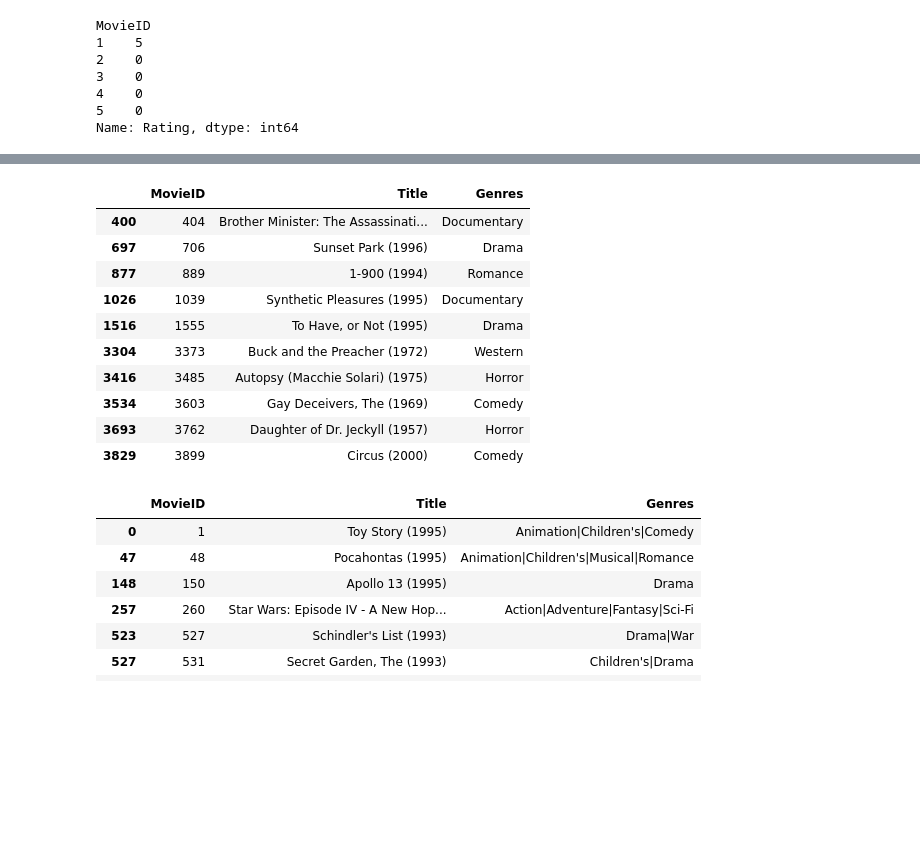
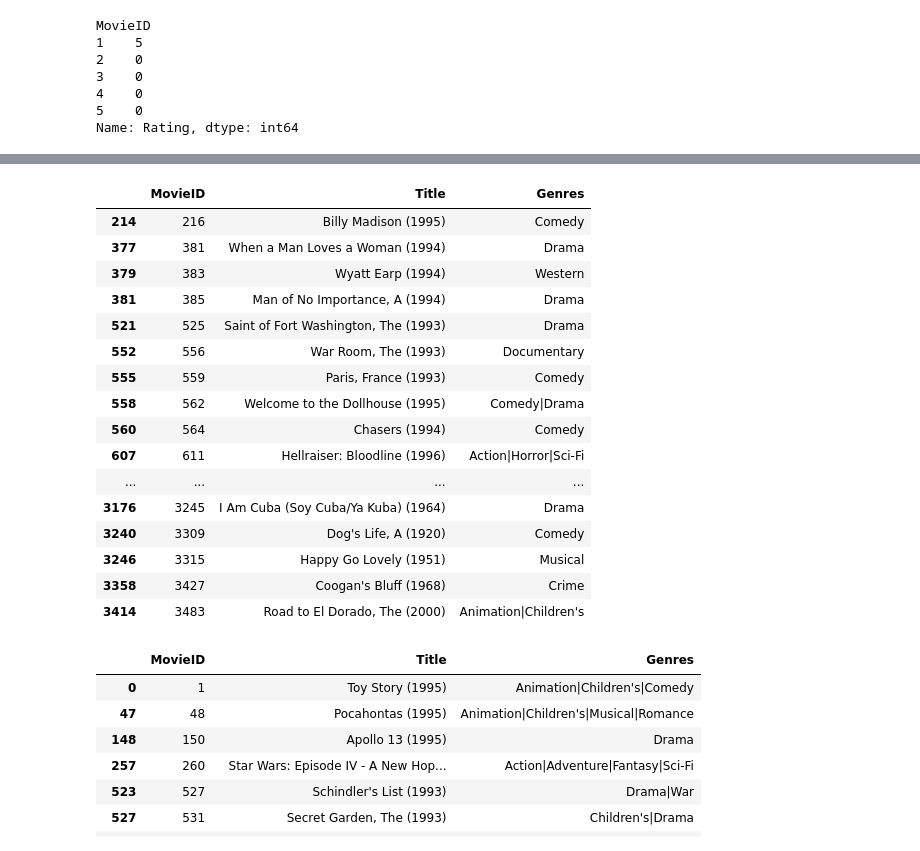
Before and after one commit to yanglianglu/CS-598-Statistical_Learning, a Jupyter notebook: CS_598_Project_4/ibcf.ipynb, the cells around one changed output, grey strips where cells are left out. Drawn from its saved outputs; the diff is of its cells as text; code cells hidden in the pictures; blank space fills up the shorter version.

```diff
--- a/CS_598_Project_4/ibcf.ipynb
+++ b/CS_598_Project_4/ibcf.ipynb
@@ -183,3 +139,46 @@ def recommend_movies(new_user_ratings, similarity, n_recommendations=10):
+# %%
+import numpy as np
+import pandas as pd
+from scipy.sparse import csr_matrix
+
+def recommend_movies(new_user_ratings, similarity_sparse, n_recommendations=10):
+    """
+    Generate movie recommendations based on new user ratings and a sparse similarity matrix.
+
+    Parameters:
+    - new_user_ratings: np.array, user's ratings for movies; 0 indicates the movie hasn't been rated.
+    - similarity_sparse: scipy.sparse matrix, item-item similarity matrix in sparse format.
+    - n_recommendations: int, the number of recommendations to return.
+
+    Returns:
+    - List of movie indices representing the top N recommendations.
+    """
+
+    # Validate the shape of new_user_ratings
+    if new_user_ratings.shape[0] != similarity_sparse.shape[0]:
+        raise ValueError("The length of new_user_ratings must match the size of similarity matrix.")
+
+    # Convert new user ratings to NaN if 0 (user hasn't rated the movie)
+    user_ratings = np.where(new_user_ratings == 0, np.nan, new_user_ratings)
+
+    # Filter out movies the user has already rated
+    unrated_movies_mask = np.isnan(user_ratings)
+
+    # Extract the similarity scores for unrated movies
+    unrated_similarity = similarity_sparse[unrated_movies_mask, :]
+
+    # Calculate the weighted scores using matrix multiplication
+    weighted_scores = unrated_similarity.dot(user_ratings)
+
+    # Normalize by the sum of the similarities for rated movies
+    sum_similarity = unrated_similarity.sum(axis=1).A1  # Convert to 1D array
+    valid_mask = sum_similarity > 0
+    normalized_scores = np.divide(weighted_scores, sum_similarity, where=valid_mask)
+
+    # Select top N recommendations
+    top_movie_indices = np.argsort(-normalized_scores)[:n_recommendations]
+
+    return top_movie_indices.tolist()
 # %%
 # generate a vector 1 x 3706, which represents the rating of user 1 to all movies
 user_1 = ratings[ratings['UserID'] == 1]
@@ -207,20 +206,26 @@ recommend_movies(user_1_ratings.values, similarity_matrix)
 def get_movie_titles(movie_ids):
     return movies[movies['MovieID'].isin(movie_ids)]
 # %%
-user_1_recommend = get_movie_titles(recommend_movies(user_1_ratings.values, similarity_matrix, n_recommendations=10))
+user_1_recommend = get_movie_titles(recommend_movies(user_1_ratings.values, similarity_matrix, n_recommendations=50))
 user_1_recommend
 # %% [output]
 |  | MovieID | Title | Genres |
-| 400 | 404 | Brother Minister: The Assassinati... | Documentary |
-| 697 | 706 | Sunset Park (1996) | Drama |
-| 877 | 889 | 1-900 (1994) | Romance |
-| 1026 | 1039 | Synthetic Pleasures (1995) | Documentary |
-| 1516 | 1555 | To Have, or Not (1995) | Drama |
-| 3304 | 3373 | Buck and the Preacher (1972) | Western |
-| 3416 | 3485 | Autopsy (Macchie Solari) (1975) | Horror |
-| 3534 | 3603 | Gay Deceivers, The (1969) | Comedy |
-| 3693 | 3762 | Daughter of Dr. Jeckyll (1957) | Horror |
-| 3829 | 3899 | Circus (2000) | Comedy |
+| 214 | 216 | Billy Madison (1995) | Comedy |
+| 377 | 381 | When a Man Loves a Woman (1994) | Drama |
+| 379 | 383 | Wyatt Earp (1994) | Western |
+| 381 | 385 | Man of No Importance, A (1994) | Drama |
+| 521 | 525 | Saint of Fort Washington, The (1993) | Drama |
+| 552 | 556 | War Room, The (1993) | Documentary |
+| 555 | 559 | Paris, France (1993) | Comedy |
+| 558 | 562 | Welcome to the Dollhouse (1995) | Comedy|Drama |
+| 560 | 564 | Chasers (1994) | Comedy |
+| 607 | 611 | Hellraiser: Bloodline (1996) | Action|Horror|Sci-Fi |
+| ... | ... | ... | ... |
+| 3176 | 3245 | I Am Cuba (Soy Cuba/Ya Kuba) (1964) | Drama |
+| 3240 | 3309 | Dog's Life, A (1920) | Comedy |
+| 3246 | 3315 | Happy Go Lovely (1951) | Musical |
+| 3358 | 3427 | Coogan's Bluff (1968) | Crime |
+| 3414 | 3483 | Road to El Dorado, The (2000) | Animation|Children's |
 # %%
 # get 10 movies are rated by user 1, sorted by rating
 user_1_watched = user_1[user_1['MovieID'].isin(range(1, 3707))].sort_values(by='Rating', ascending=False)
```
Also changed, not shown: parts of 9 cells of this notebook, 7 other files.
